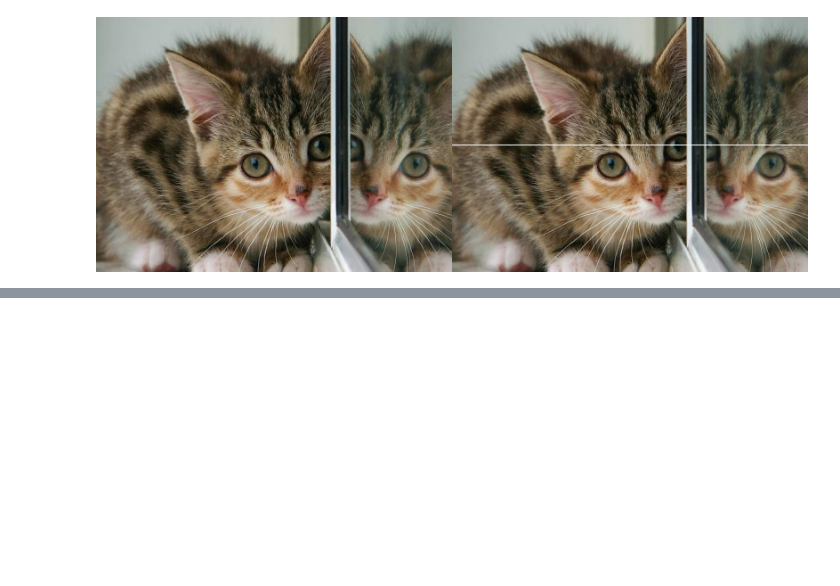
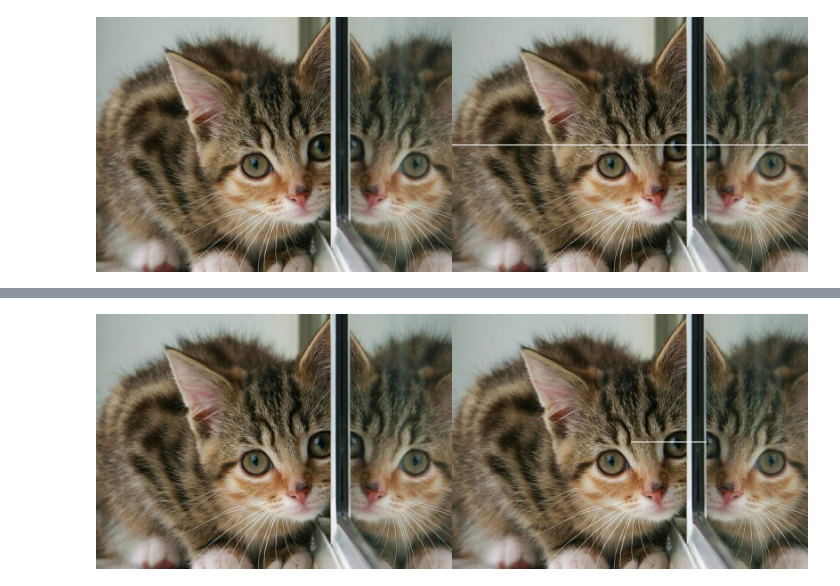
Before and after one commit to Arainal0112/PCVK_Ganjil_2023, a Jupyter notebook: Week1.ipynb, the cells around one changed output, grey strips where cells are left out. Saved outputs shown, nothing was run; the diff lists cells and outputs as text; code cells hidden in the pictures; blank space fills up the shorter version.

```diff
--- a/Week1.ipynb
+++ b/Week1.ipynb
@@ -47,0 +111,14 @@ cv2_imshow(final_frame)
+# %%
+#TUGAS 3
+image_2 = cv.cvtColor(image, cv.COLOR_BGR2RGB)
+image_6 = cv.cvtColor(image, cv.COLOR_BGR2RGB)
+
+#membuat garis horizontal dibagian tengah gambar dengan panjang tertentu
+for x in range (tinggi):
+  if(x >200 and x < 300):
+    image_6[int((tinggi)/2),x] =[255,255,255]
+
+final_frame = cv.hconcat((image_2, image_6))
+cv2_imshow(final_frame)
+# %% [output]
+[figure, added]
```
Also changed, not shown: parts of 6 cells of this notebook.
